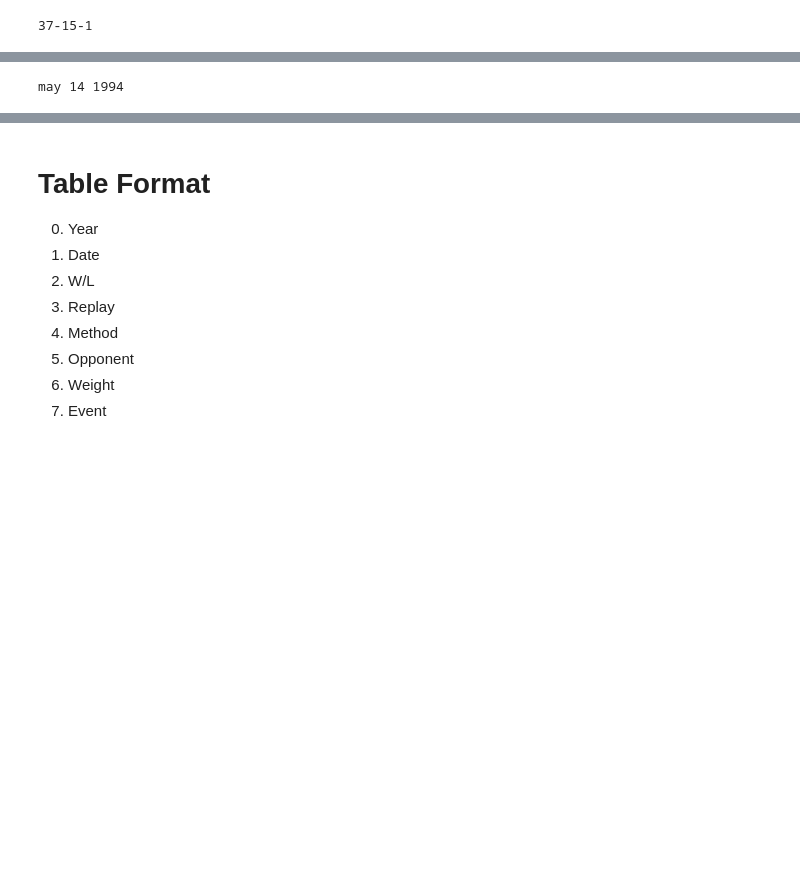
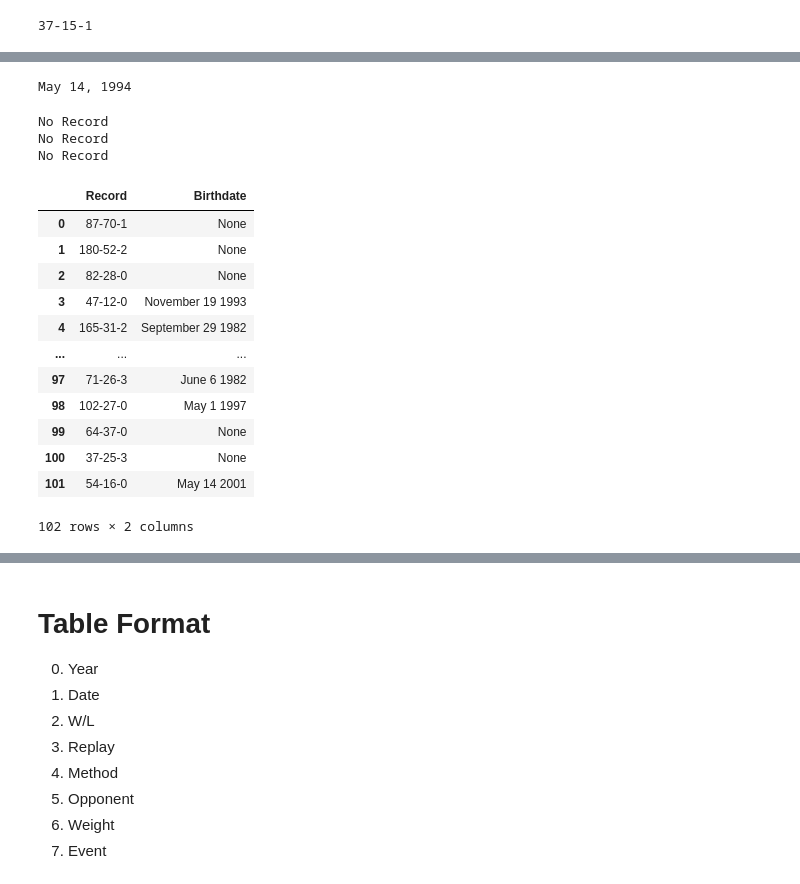
Before and after one commit to gossdante/bjj_network, a Jupyter notebook: bjj.ipynb, the cells around one changed output, grey strips where cells are left out. Saved outputs shown, nothing was run; the diff lists cells and outputs as text; code cells hidden in the pictures; blank space fills up the shorter version.

```diff
--- a/bjj.ipynb
+++ b/bjj.ipynb
@@ -91 +77,14 @@ get_record(soup)
+# %%
+# Regex experiment
+for line in soup('meta'):
+    textline = line.get('content')
+    if textline is not None:
+        #print(textline)
+        #print(re.search('\w+\s\d+\W\s\d\d\d\d',textline))
+        birthdate = re.search('\w+\s\d+\W\s\d\d\d\d',textline)
+        if birthdate is not None:
+            print(birthdate[0])
+            break
+# %% [output]
+May 14, 1994
 # %%
@@ -104,32 +106,34 @@ get_age(soup)
-# %%
-for line in soup('meta'):
-    textline = line.get('content')
-    if textline is not None:
-        # Convert to Lowercase
-        textline = textline.lower()
-        #print(textline.split())
-        # find "born"
-        #print(textline.find('born'))
-        #print(textline[75:79])
-        if textline.find('born') != -1:
-            if textline.find('born on') != -1:
-                post_born = textline[textline.find('born on'):]
-                split_string = post_born.split()
-                #print(split_string[2:5])
-                birthdate = (split_string[2] + ' ' + split_string[3] + ' ' + split_string[4])
-                birthdate = birthdate.replace(',', '')
-                print(birthdate)
-                #print(post_born)
-                break
-            else:
-                post_born = textline[textline.find('born'):]
-                split_string = post_born.split()
-                split_string = post_born.split()
-                #print(split_string[1:4])
-                birthdate = (split_string[1] + ' ' + split_string[2] + ' ' + split_string[3])
-                birthdate = birthdate.replace(',', '')
-                print(birthdate)
-                #print(post_born)
-                break
-# %% [output]
-may 14 1994
+# %%
+# Combine
+Record_Birth = pd.DataFrame(columns=['Record','Birthdate'], index=range(0,1000))
+
+'https://www.flograppling.com' + Athletes['Athlete_ID'][0]
+#Athletes['Athlete_ID'][0].apply(get_age,axis=1)
+
+row = 0
+for id in Athletes['Athlete_ID']:
+    Record_Birth.iloc[row,0] = get_record(id)
+    Record_Birth.iloc[row,1] = get_age(id)
+    row = row + 1
+    #print(get_age(id))
+    #print(get_record(id))
+
+Record_Birth = Record_Birth.dropna(axis=0,how='all')
+Record_Birth
+# %% [output]
+No Record
+No Record
+No Record
+|  | Record | Birthdate |
+| 0 | 87-70-1 | None |
+| 1 | 180-52-2 | None |
+| 2 | 82-28-0 | None |
+| 3 | 47-12-0 | November 19 1993 |
+| 4 | 165-31-2 | September 29 1982 |
+| ... | ... | ... |
+| 97 | 71-26-3 | June 6 1982 |
+| 98 | 102-27-0 | May 1 1997 |
+| 99 | 64-37-0 | None |
+| 100 | 37-25-3 | None |
+| 101 | 54-16-0 | May 14 2001 |
+102 rows × 2 columns
```
Also changed, not shown: parts of 13 cells of this notebook, 1 other file.
